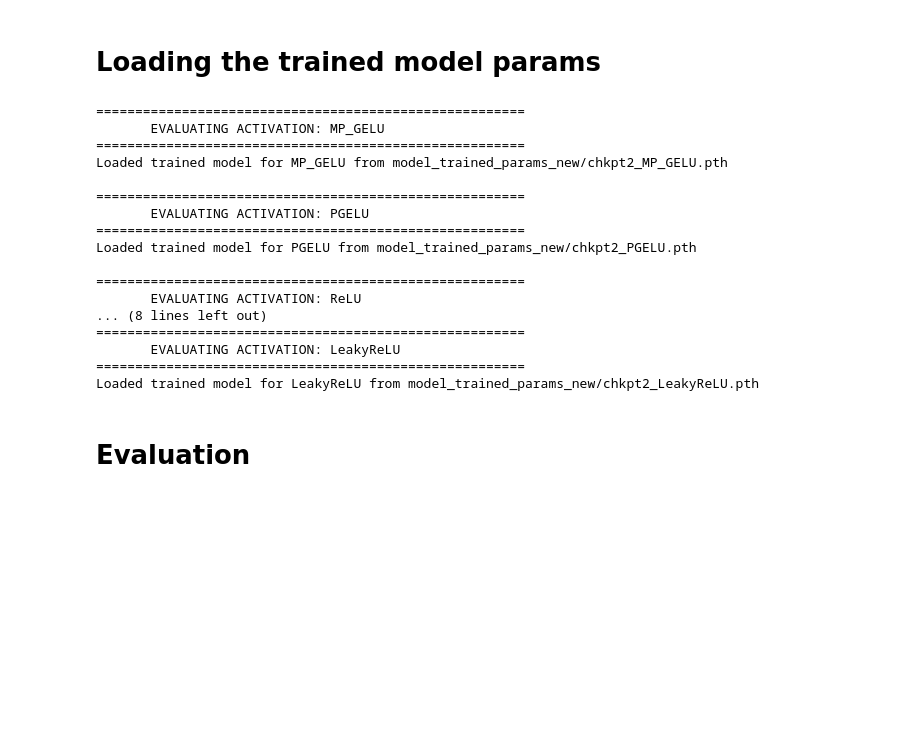
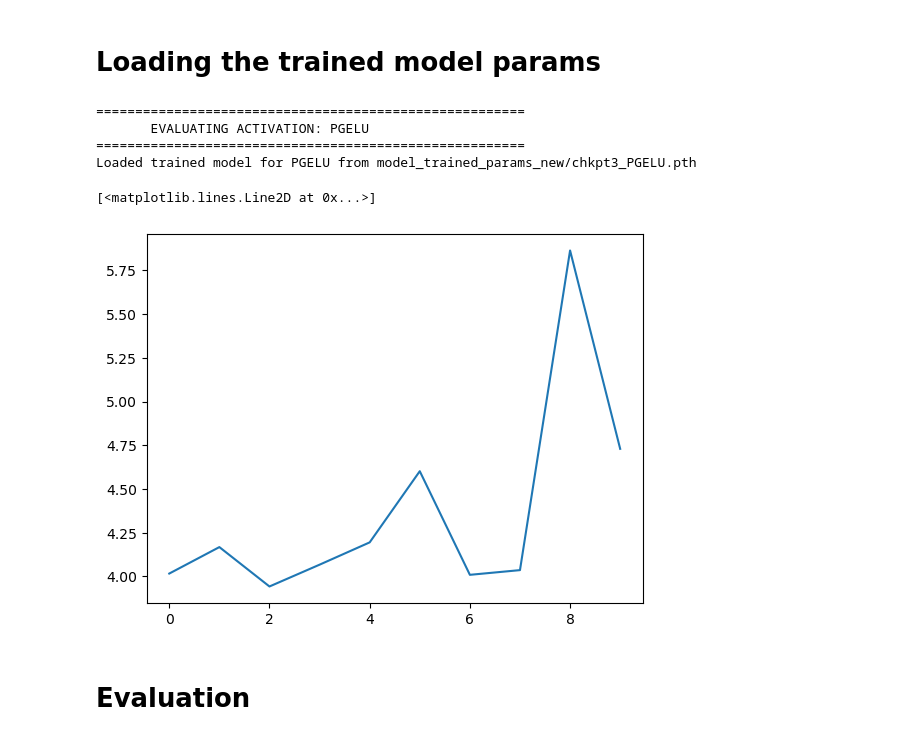
Before and after one commit to Ariestootl/MPGELU, a Jupyter notebook: Experiment.ipynb, the cells around one changed output. Cells and saved outputs as stored; diff of their text form; code cells hidden in the pictures; blank space fills up the shorter version.

```diff
--- a/Experiment.ipynb
+++ b/Experiment.ipynb
@@ -352,20 +373,23 @@ for act_name, act_fn in activation_dict.items():
 # %% [markdown]
 # Loading the trained model params
 # %%
+# activation_dict = {
+#     "MP_GELU": MPGELU,
+#     "PGELU": PGELU,
+#     "ReLU": torch.nn.ReLU,
+#     "GELU": torch.nn.GELU,
+#     "LeakyReLU": torch.nn.LeakyReLU
+# }
+
 activation_dict = {
-    "MP_GELU": MPGELU,
     "PGELU": PGELU,
-    "ReLU": torch.nn.ReLU,
-    "GELU": torch.nn.GELU,
-    "LeakyReLU": torch.nn.LeakyReLU
 }
-
 
 # Initialize LoadedModel with the correct initial_fileName and checkpoint_dir
 loader = LoadedModel(
     activation_dict=activation_dict,
     model_params=chosen_model_params,
-    initial_fileName="chkpt2",
+    initial_fileName="chkpt3",
     checkpoint_dir="model_trained_params_new",
     device=device
 )
@@ -373,23 +397,15 @@ loader = LoadedModel(
 # Run it
 my_models = loader.load_checkpoints()
 # %% [output]
-=======================================================
-       EVALUATING ACTIVATION: MP_GELU
-=======================================================
-Loaded trained model for MP_GELU from model_trained_params_new/chkpt2_MP_GELU.pth
-
 =======================================================
        EVALUATING ACTIVATION: PGELU
 =======================================================
-Loaded trained model for PGELU from model_trained_params_new/chkpt2_PGELU.pth
-
-=======================================================
-       EVALUATING ACTIVATION: ReLU
-... (8 lines left out)
-=======================================================
-       EVALUATING ACTIVATION: LeakyReLU
-=======================================================
-Loaded trained model for LeakyReLU from model_trained_params_new/chkpt2_LeakyReLU.pth
+Loaded trained model for PGELU from model_trained_params_new/chkpt3_PGELU.pth
+# %%
+plt.plot(my_models["PGELU"]["results"]["grad_norm"])
+# %% [output]
+[<matplotlib.lines.Line2D at 0x...>]
+[figure, added]
 # %% [markdown]
 # Evaluation
 # %% [markdown]
```
Also changed, not shown: parts of 2 cells of this notebook, 1 other file.
